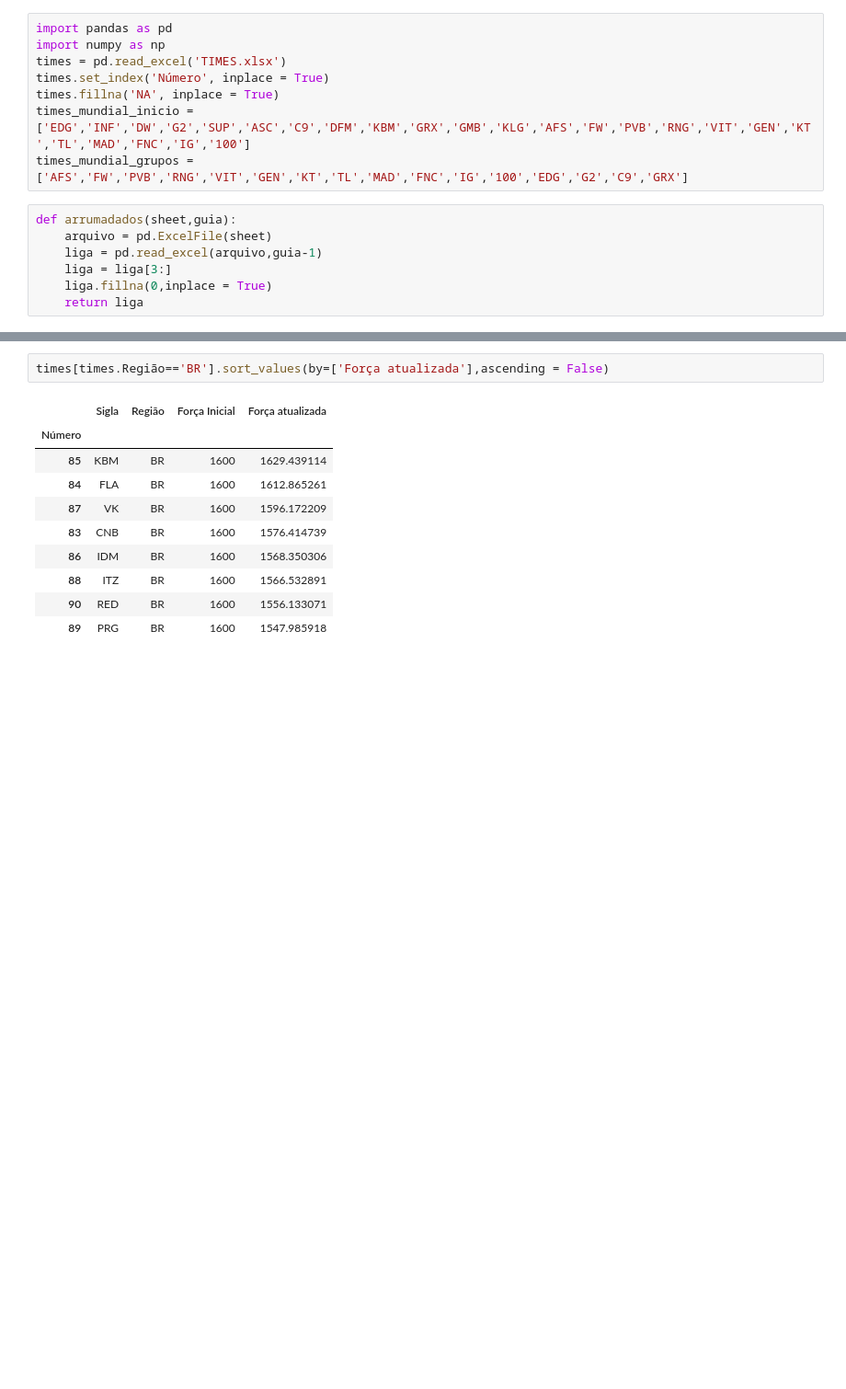
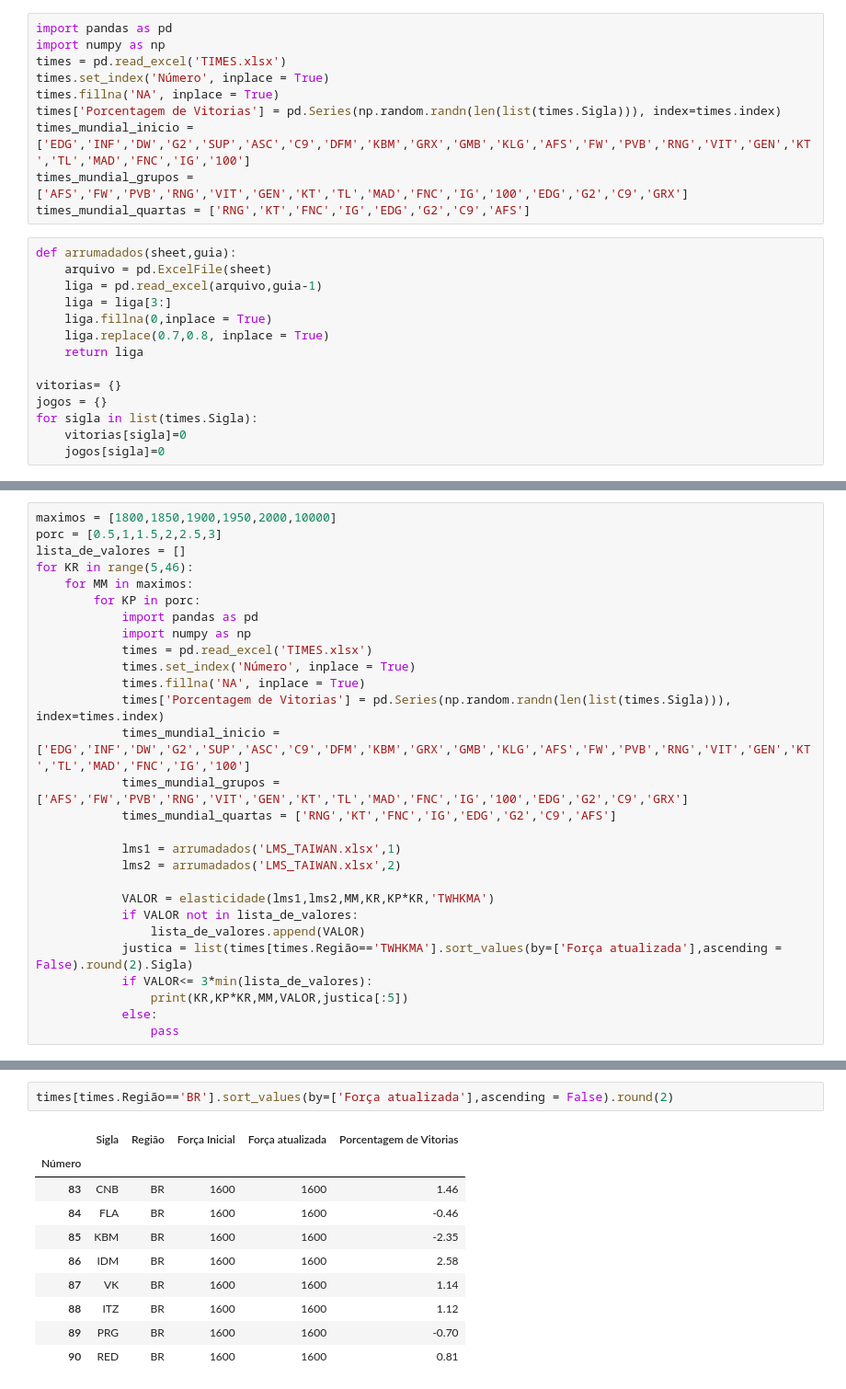
Before and after one commit to BrunodePauloAlmeida/FGV_Programming_Languages, a Jupyter notebook: Previsao_de_jogos_lol/Rating Elo.ipynb, the cells around one changed output, grey strips where cells are left out. Shown at 92% size. Drawn from its saved outputs; the diff is of its cells as text; blank space fills up the shorter version.

```diff
--- a/Previsao_de_jogos_lol/Rating Elo.ipynb
+++ b/Previsao_de_jogos_lol/Rating Elo.ipynb
@@ -4,15 +4,24 @@ import numpy as np
 times = pd.read_excel('TIMES.xlsx')
 times.set_index('Número', inplace = True)
 times.fillna('NA', inplace = True)
+times['Porcentagem de Vitorias'] = pd.Series(np.random.randn(len(list(times.Sigla))), index=times.index)
 times_mundial_inicio = ['EDG','INF','DW','G2','SUP','ASC','C9','DFM','KBM','GRX','GMB','KLG','AFS','FW','PVB','RNG','VIT','GEN','KT','TL','MAD','FNC','IG','100']
 times_mundial_grupos = ['AFS','FW','PVB','RNG','VIT','GEN','KT','TL','MAD','FNC','IG','100','EDG','G2','C9','GRX']
+times_mundial_quartas = ['RNG','KT','FNC','IG','EDG','G2','C9','AFS']
 # %%
 def arrumadados(sheet,guia):
     arquivo = pd.ExcelFile(sheet)
     liga = pd.read_excel(arquivo,guia-1)
     liga = liga[3:]
     liga.fillna(0,inplace = True)
+    liga.replace(0.7,0.8, inplace = True)
     return liga
+
+vitorias= {}
+jogos = {}
+for sigla in list(times.Sigla):
+    vitorias[sigla]=0
+    jogos[sigla]=0
 # %%
 cblol1 = arrumadados('CBLOL_BRASIL.xlsx',1)
 cblol2 = arrumadados('CBLOL_BRASIL.xlsx',2)
@@ -87,0 +128,28 @@ def elo(liga,k=20,mundial = False):
+# %%
+maximos = [1800,1850,1900,1950,2000,10000]
+porc = [0.5,1,1.5,2,2.5,3]
+lista_de_valores = []
+for KR in range(5,46):
+    for MM in maximos:
+        for KP in porc:
+            import pandas as pd
+            import numpy as np
+            times = pd.read_excel('TIMES.xlsx')
+            times.set_index('Número', inplace = True)
+            times.fillna('NA', inplace = True)
+            times['Porcentagem de Vitorias'] = pd.Series(np.random.randn(len(list(times.Sigla))), index=times.index)
+            times_mundial_inicio = ['EDG','INF','DW','G2','SUP','ASC','C9','DFM','KBM','GRX','GMB','KLG','AFS','FW','PVB','RNG','VIT','GEN','KT','TL','MAD','FNC','IG','100']
+            times_mundial_grupos = ['AFS','FW','PVB','RNG','VIT','GEN','KT','TL','MAD','FNC','IG','100','EDG','G2','C9','GRX']
+            times_mundial_quartas = ['RNG','KT','FNC','IG','EDG','G2','C9','AFS']
+
+            lms1 = arrumadados('LMS_TAIWAN.xlsx',1)
+            lms2 = arrumadados('LMS_TAIWAN.xlsx',2)
+
+            VALOR = elasticidade(lms1,lms2,MM,KR,KP*KR,'TWHKMA')
+            if VALOR not in lista_de_valores:
+                lista_de_valores.append(VALOR)
+            justica = list(times[times.Região=='TWHKMA'].sort_values(by=['Força atualizada'],ascending = False).round(2).Sigla)
+            if VALOR<= 3*min(lista_de_valores):
+                print(KR,KP*KR,MM,VALOR,justica[:5])
+            else:
+                pass
@@ -144,14 +228,14 @@ times[times.Sigla.isin(times_mundial_grupos)].sort_values(by=['Força atualizada
 # %%
-times[times.Região=='BR'].sort_values(by=['Força atualizada'],ascending = False)
+times[times.Região=='BR'].sort_values(by=['Força atualizada'],ascending = False).round(2)
 # %% [output]
-|  | Sigla | Região | Força Inicial | Força atualizada |
-| Número |  |  |  |  |
-| 85 | KBM | BR | 1600 | 1629.439114 |
-| 84 | FLA | BR | 1600 | 1612.865261 |
-| 87 | VK | BR | 1600 | 1596.172209 |
-| 83 | CNB | BR | 1600 | 1576.414739 |
-| 86 | IDM | BR | 1600 | 1568.350306 |
-| 88 | ITZ | BR | 1600 | 1566.532891 |
-| 90 | RED | BR | 1600 | 1556.133071 |
-| 89 | PRG | BR | 1600 | 1547.985918 |
+|  | Sigla | Região | Força Inicial | Força atualizada | Porcentagem de Vitorias |
+| Número |  |  |  |  |  |
+| 83 | CNB | BR | 1600 | 1600 | 1.46 |
+| 84 | FLA | BR | 1600 | 1600 | -0.46 |
+| 85 | KBM | BR | 1600 | 1600 | -2.35 |
+| 86 | IDM | BR | 1600 | 1600 | 2.58 |
+| 87 | VK | BR | 1600 | 1600 | 1.14 |
+| 88 | ITZ | BR | 1600 | 1600 | 1.12 |
+| 89 | PRG | BR | 1600 | 1600 | -0.70 |
+| 90 | RED | BR | 1600 | 1600 | 0.81 |
 # %%
```
Also changed, not shown: parts of 9 cells of this notebook, 3 other files.
